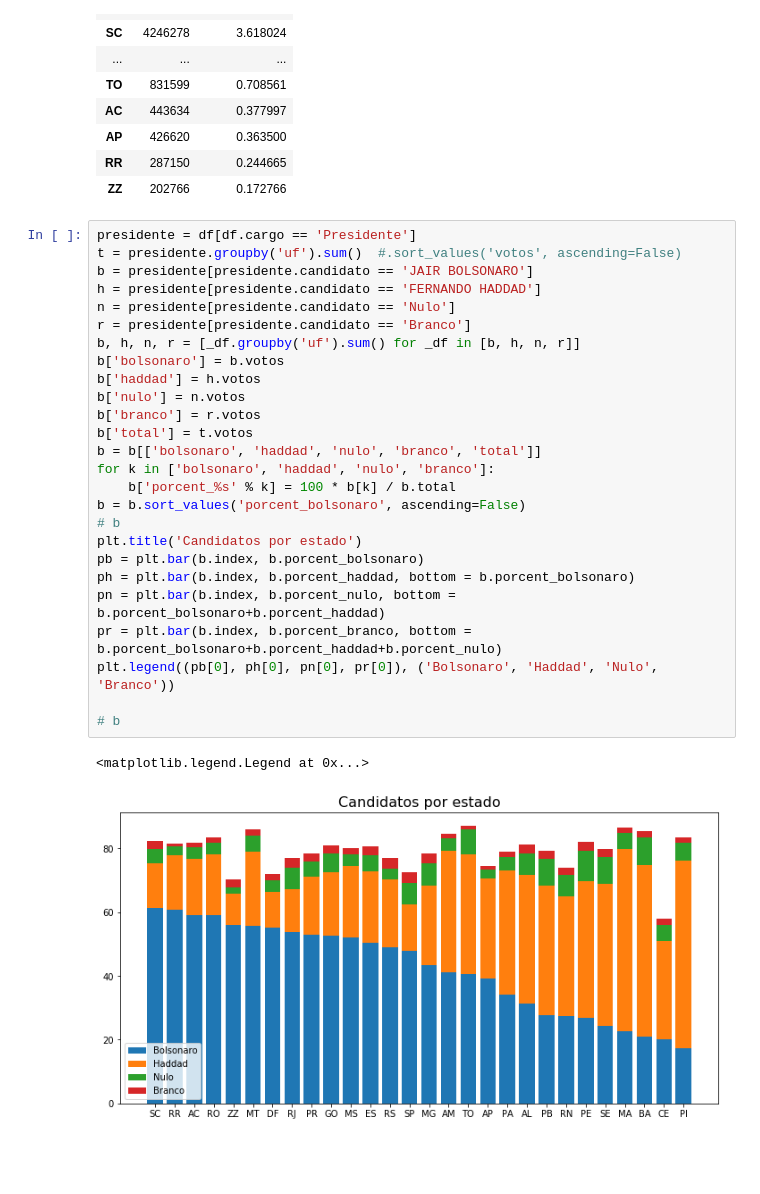
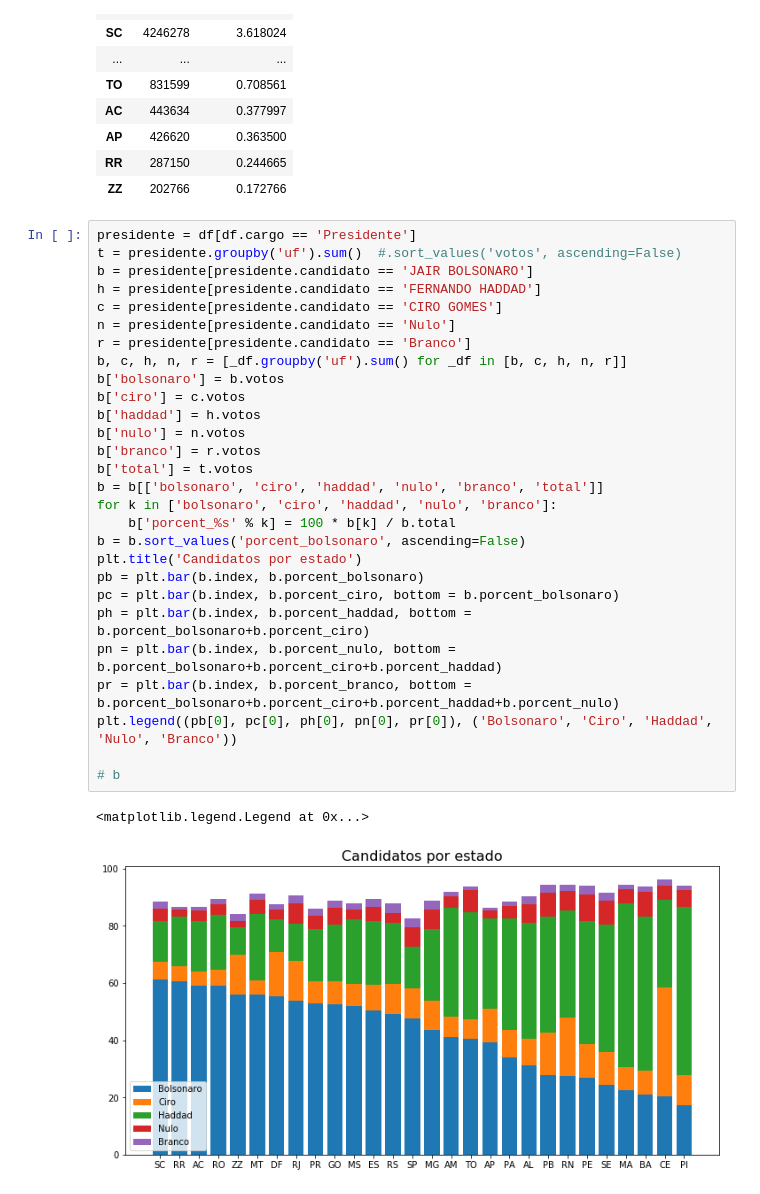
Before and after one commit to tonylampada/eleicoes, a Jupyter notebook: nb1_por_estado.ipynb, the cells around one changed output. Cells and saved outputs as stored; diff of their text form; blank space fills up the shorter version.

Commit message:
sacanagem com o ciro ne

```diff
--- a/nb1_por_estado.ipynb
+++ b/nb1_por_estado.ipynb
@@ -43,29 +43,31 @@ votos_estado[['votos', 'porcent_votos']]
 # %%
 presidente = df[df.cargo == 'Presidente']
 t = presidente.groupby('uf').sum()  #.sort_values('votos', ascending=False)
 b = presidente[presidente.candidato == 'JAIR BOLSONARO']
 h = presidente[presidente.candidato == 'FERNANDO HADDAD']
+c = presidente[presidente.candidato == 'CIRO GOMES']
 n = presidente[presidente.candidato == 'Nulo']
 r = presidente[presidente.candidato == 'Branco']
-b, h, n, r = [_df.groupby('uf').sum() for _df in [b, h, n, r]]
+b, c, h, n, r = [_df.groupby('uf').sum() for _df in [b, c, h, n, r]]
 b['bolsonaro'] = b.votos
+b['ciro'] = c.votos
 b['haddad'] = h.votos
 b['nulo'] = n.votos
 b['branco'] = r.votos
 b['total'] = t.votos
-b = b[['bolsonaro', 'haddad', 'nulo', 'branco', 'total']]
-for k in ['bolsonaro', 'haddad', 'nulo', 'branco']:
+b = b[['bolsonaro', 'ciro', 'haddad', 'nulo', 'branco', 'total']]
+for k in ['bolsonaro', 'ciro', 'haddad', 'nulo', 'branco']:
     b['porcent_%s' % k] = 100 * b[k] / b.total
 b = b.sort_values('porcent_bolsonaro', ascending=False)
-# b
 plt.title('Candidatos por estado')
 pb = plt.bar(b.index, b.porcent_bolsonaro)
-ph = plt.bar(b.index, b.porcent_haddad, bottom = b.porcent_bolsonaro)
-pn = plt.bar(b.index, b.porcent_nulo, bottom = b.porcent_bolsonaro+b.porcent_haddad)
-pr = plt.bar(b.index, b.porcent_branco, bottom = b.porcent_bolsonaro+b.porcent_haddad+b.porcent_nulo)
-plt.legend((pb[0], ph[0], pn[0], pr[0]), ('Bolsonaro', 'Haddad', 'Nulo', 'Branco'))
+pc = plt.bar(b.index, b.porcent_ciro, bottom = b.porcent_bolsonaro)
+ph = plt.bar(b.index, b.porcent_haddad, bottom = b.porcent_bolsonaro+b.porcent_ciro)
+pn = plt.bar(b.index, b.porcent_nulo, bottom = b.porcent_bolsonaro+b.porcent_ciro+b.porcent_haddad)
+pr = plt.bar(b.index, b.porcent_branco, bottom = b.porcent_bolsonaro+b.porcent_ciro+b.porcent_haddad+b.porcent_nulo)
+plt.legend((pb[0], pc[0], ph[0], pn[0], pr[0]), ('Bolsonaro', 'Ciro', 'Haddad', 'Nulo', 'Branco'))
 
 # b
 # %% [output]
 <matplotlib.legend.Legend at 0x...>
-[figure, old version]
+[figure, new version]
```
Also changed, not shown: parts of 1 cell of this notebook.
